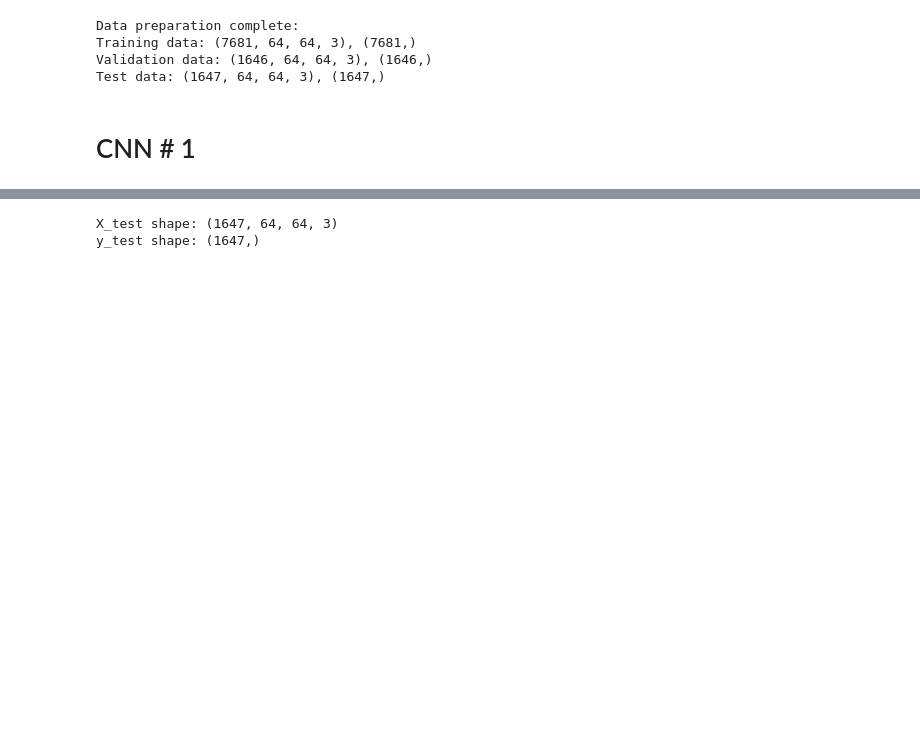
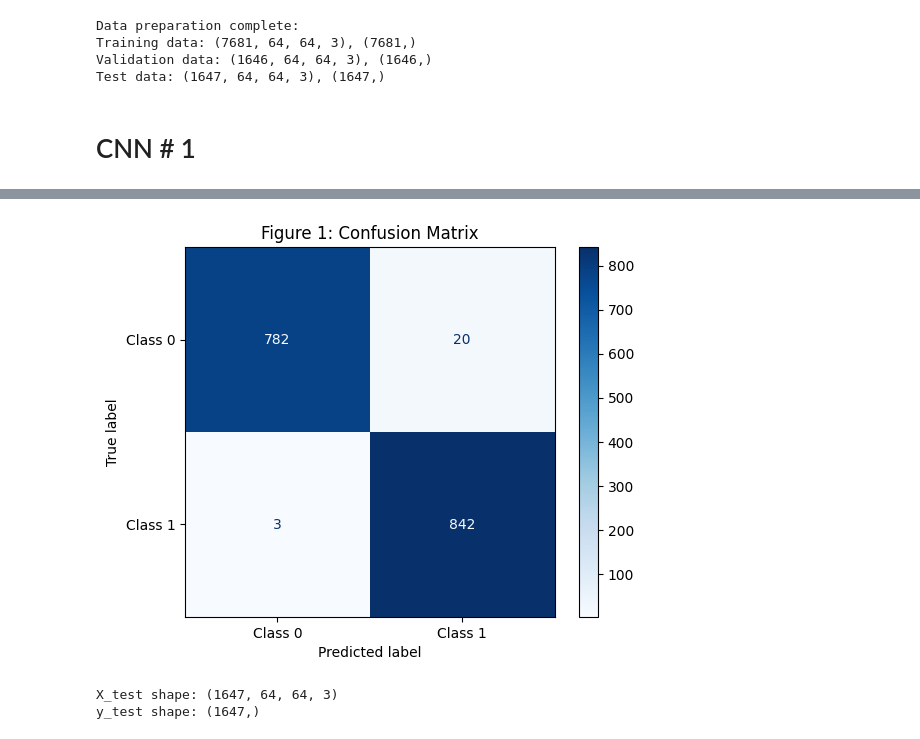
Before and after one commit to Jef-H/super_classy_fields, a Jupyter notebook: super_classy_fields_FP.ipynb, the cells around one changed output, grey strips where cells are left out. Cells and saved outputs as stored; diff of their text form; code cells hidden in the pictures; blank space fills up the shorter version.

```diff
--- a/super_classy_fields_FP.ipynb
+++ b/super_classy_fields_FP.ipynb
@@ -376,11 +408,11 @@ y_pred = model.predict(X_test)
 y_pred_classes = (y_pred > 0.5).astype("int32")
 
 # Generate confusion matrix
+from sklearn.metrics import confusion_matrix, ConfusionMatrixDisplay
+
 cm = confusion_matrix(y_test, y_pred_classes)
 disp = ConfusionMatrixDisplay(confusion_matrix=cm, display_labels=["Class 0", "Class 1"])
-
-# Add a figure number
-plt.figure(num=1)  # Specify the figure number
 disp.plot(cmap=plt.cm.Blues)
 plt.title("Figure 1: Confusion Matrix")
 plt.show()
+# %% [output]
@@ -387,3 +420,4 @@ plt.show()
+[figure, added]
 # %%
 print(f"X_test shape: {X_test.shape}")
 print(f"y_test shape: {y_test.shape}")
```
Also changed, not shown: parts of 8 cells of this notebook.
